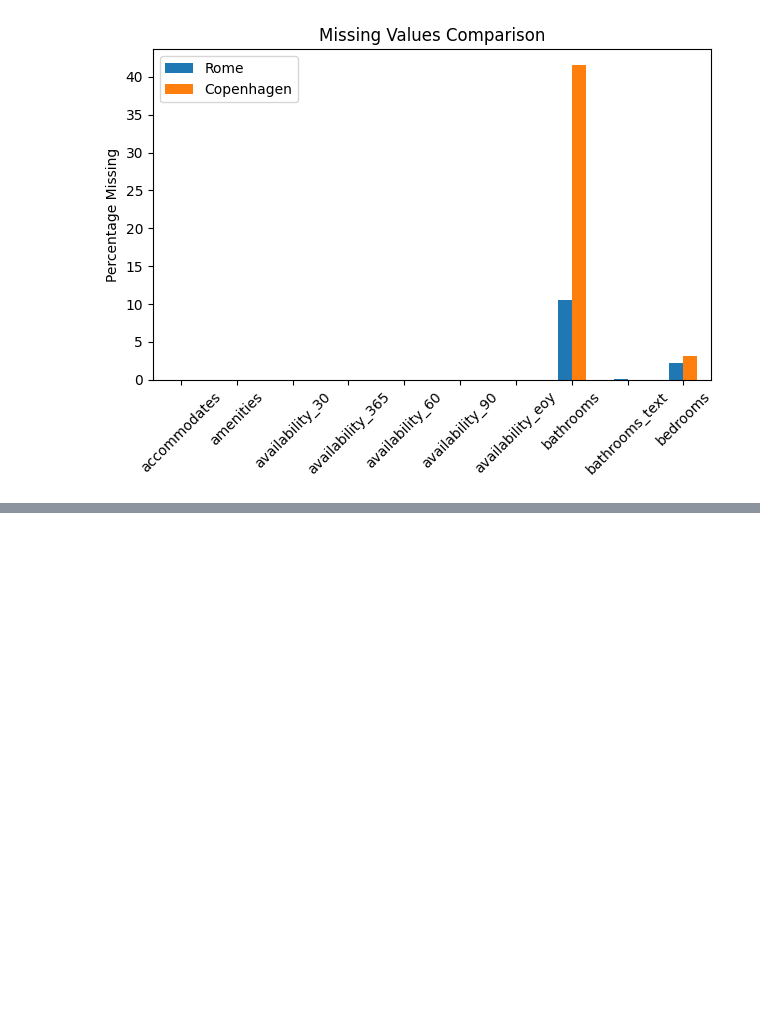
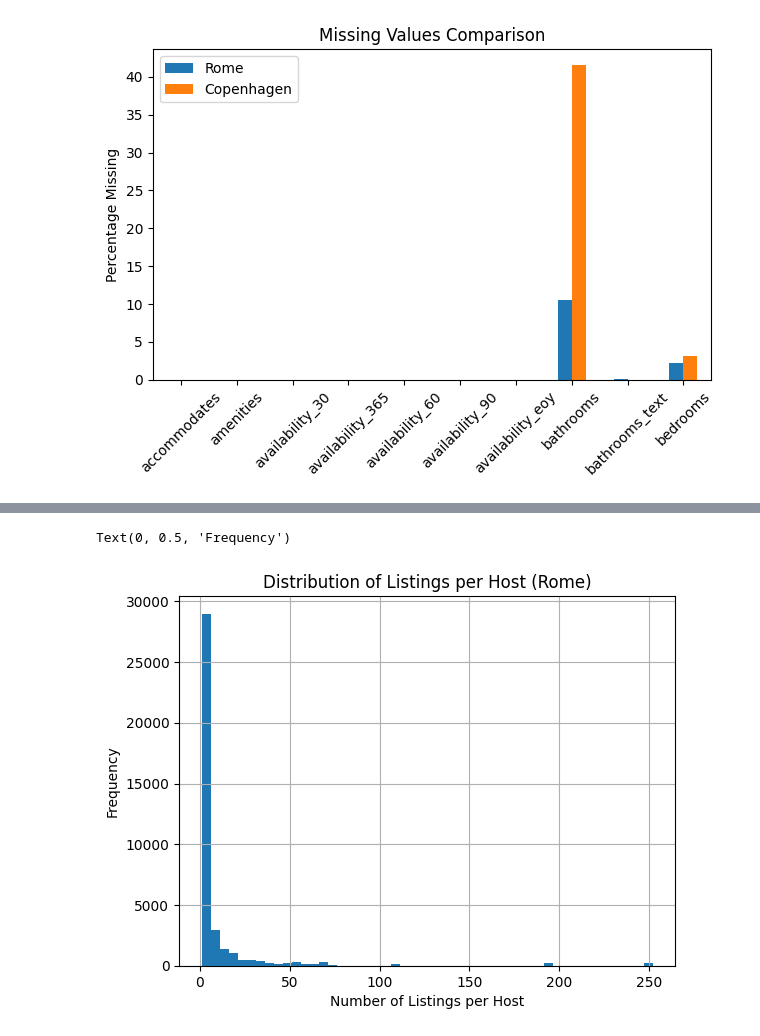
Before and after one commit to andreamammano89-maker/DataVisualisationPW_MESA, a Jupyter notebook: projectdv.ipynb, the cells around one changed output, grey strips where cells are left out. Saved outputs shown, nothing was run; the diff lists cells and outputs as text; code cells hidden in the pictures; blank space fills up the shorter version.

```diff
--- a/projectdv.ipynb
+++ b/projectdv.ipynb
@@ -198,0 +202,13 @@ plt.tight_layout()
+# %%
+key_vars = [
+    "host_id",
+    "calculated_host_listings_count",
+    "price",
+    "availability_365",
+    "neighbourhood_cleansed",
+    "latitude",
+    "longitude"
+]
+
+df_rome = df_rome[key_vars].copy()
+df_cop = df_cop[key_vars].copy()
@@ -198,0 +233,11 @@ plt.tight_layout()
+# %%
+plt.figure()
+
+df_rome["calculated_host_listings_count"].hist(bins=50)
+
+plt.title("Distribution of Listings per Host (Rome)")
+plt.xlabel("Number of Listings per Host")
+plt.ylabel("Frequency")
+# %% [output]
+Text(0, 0.5, 'Frequency')
+[figure, added]
```
Also changed, not shown: parts of 15 cells of this notebook.
